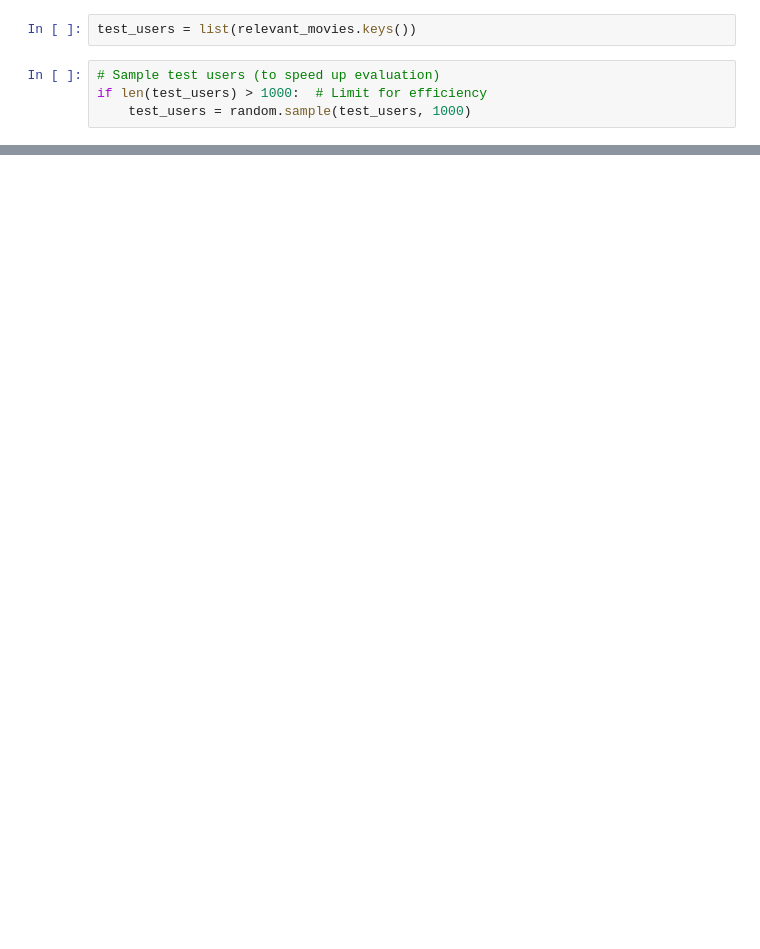
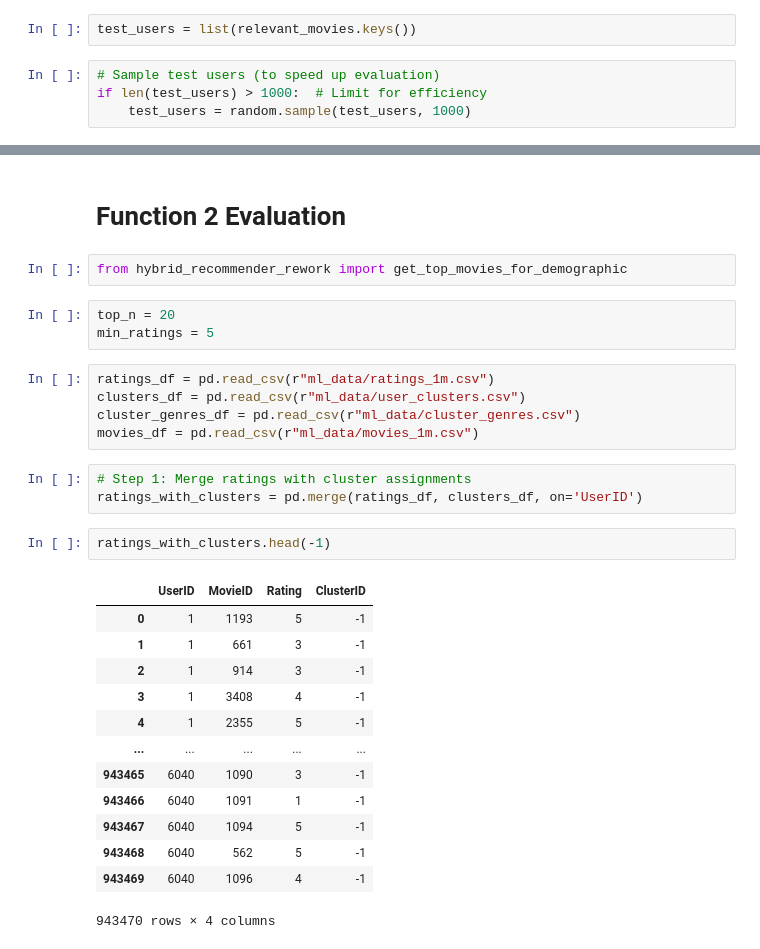
Before and after one commit to Cinemate-GP/Machine-Learning, a Jupyter notebook: main-recommender-module/hybrid_evaluation.ipynb, the cells around one changed output, grey strips where cells are left out. Cells and saved outputs as stored; diff of their text form; blank space fills up the shorter version.

Commit message:
Added prototypes for functions 2 and 3 in hybrid_recommender_rework.py.
Updated the hybrid_evaluation.ipynb notebook to
include function 2.

```diff
--- a/main-recommender-module/hybrid_evaluation.ipynb
+++ b/main-recommender-module/hybrid_evaluation.ipynb
@@ -95,0 +77,31 @@ Mean Precision@25: 0.04056
+# %% [markdown]
+# Function 2 Evaluation
+# %%
+from hybrid_recommender_rework import get_top_movies_for_demographic
+# %%
+top_n = 20
+min_ratings = 5
+# %%
+ratings_df = pd.read_csv(r"ml_data/ratings_1m.csv")
+clusters_df = pd.read_csv(r"ml_data/user_clusters.csv")
+cluster_genres_df = pd.read_csv(r"ml_data/cluster_genres.csv")
+movies_df = pd.read_csv(r"ml_data/movies_1m.csv")
+# %%
+# Step 1: Merge ratings with cluster assignments
+ratings_with_clusters = pd.merge(ratings_df, clusters_df, on='UserID')
+# %%
+ratings_with_clusters.head(-1)
+# %% [output]
+|  | UserID | MovieID | Rating | ClusterID |
+| 0 | 1 | 1193 | 5 | -1 |
+| 1 | 1 | 661 | 3 | -1 |
+| 2 | 1 | 914 | 3 | -1 |
+| 3 | 1 | 3408 | 4 | -1 |
+| 4 | 1 | 2355 | 5 | -1 |
+| ... | ... | ... | ... | ... |
+| 943465 | 6040 | 1090 | 3 | -1 |
+| 943466 | 6040 | 1091 | 1 | -1 |
+| 943467 | 6040 | 1094 | 5 | -1 |
+| 943468 | 6040 | 562 | 5 | -1 |
+| 943469 | 6040 | 1096 | 4 | -1 |
+943470 rows × 4 columns
```
Also changed, not shown: parts of 31 cells of this notebook, 3 other files.
